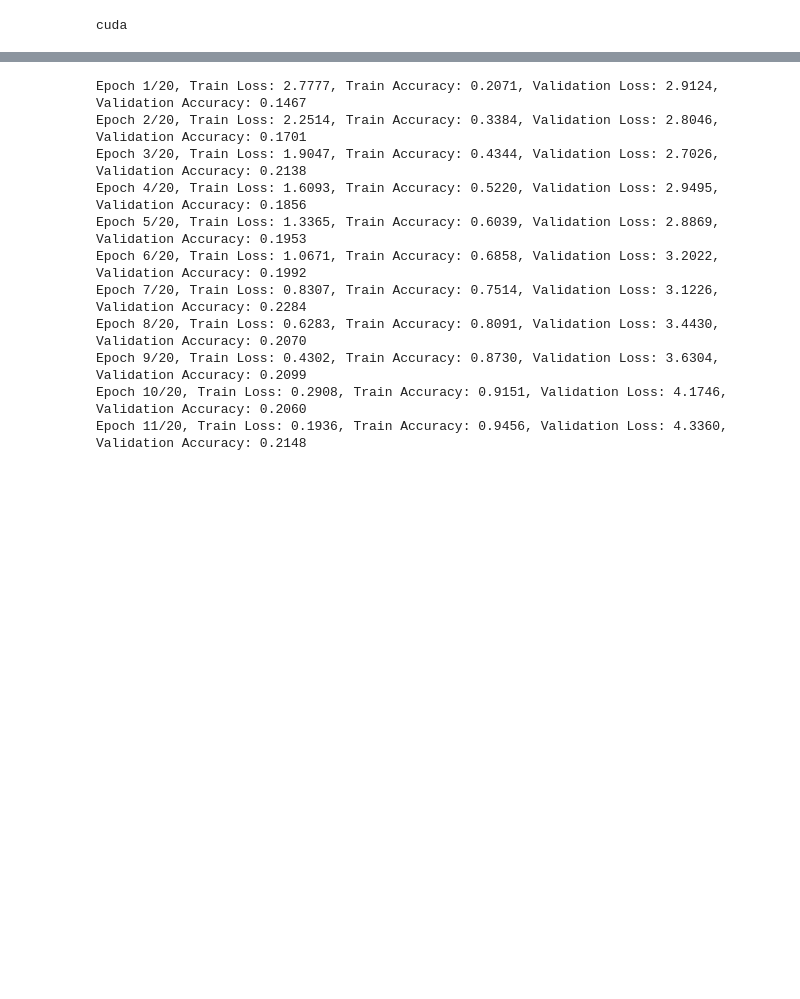
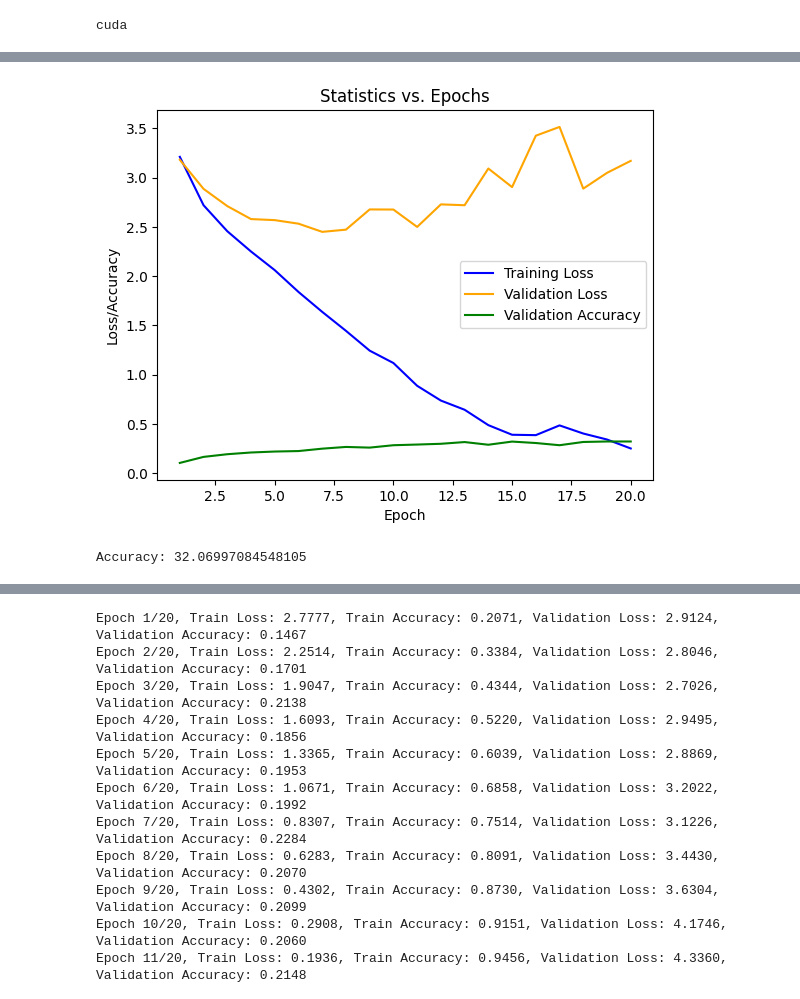
Before and after one commit to noahlangendoen/NBATeamClassifier, a Jupyter notebook: CSCI487_Model_DevelopmentNew.ipynb, the cells around one changed output, grey strips where cells are left out. Drawn from its saved outputs; the diff is of its cells as text; code cells hidden in the pictures; blank space fills up the shorter version.

```diff
--- a/CSCI487_Model_DevelopmentNew.ipynb
+++ b/CSCI487_Model_DevelopmentNew.ipynb
@@ -156,0 +237,8 @@ Accuracy: 14.188532555879494
+# %%
+model = BetterNet().to(device)
+criterion = nn.CrossEntropyLoss()
+optimizer = optim.SGD(model.parameters(), lr=0.001, momentum=0.9)
+model = trainModel(model, 20)
+accuracy = evaluateModel(model, testLoader)
+print(f"Accuracy: {accuracy}")
+# %% [output]
@@ -156,0 +265,2 @@ Accuracy: 14.188532555879494
+[figure, added]
+Accuracy: 32.06997084548105
```
Also changed, not shown: parts of 13 cells of this notebook, 1 other file.
